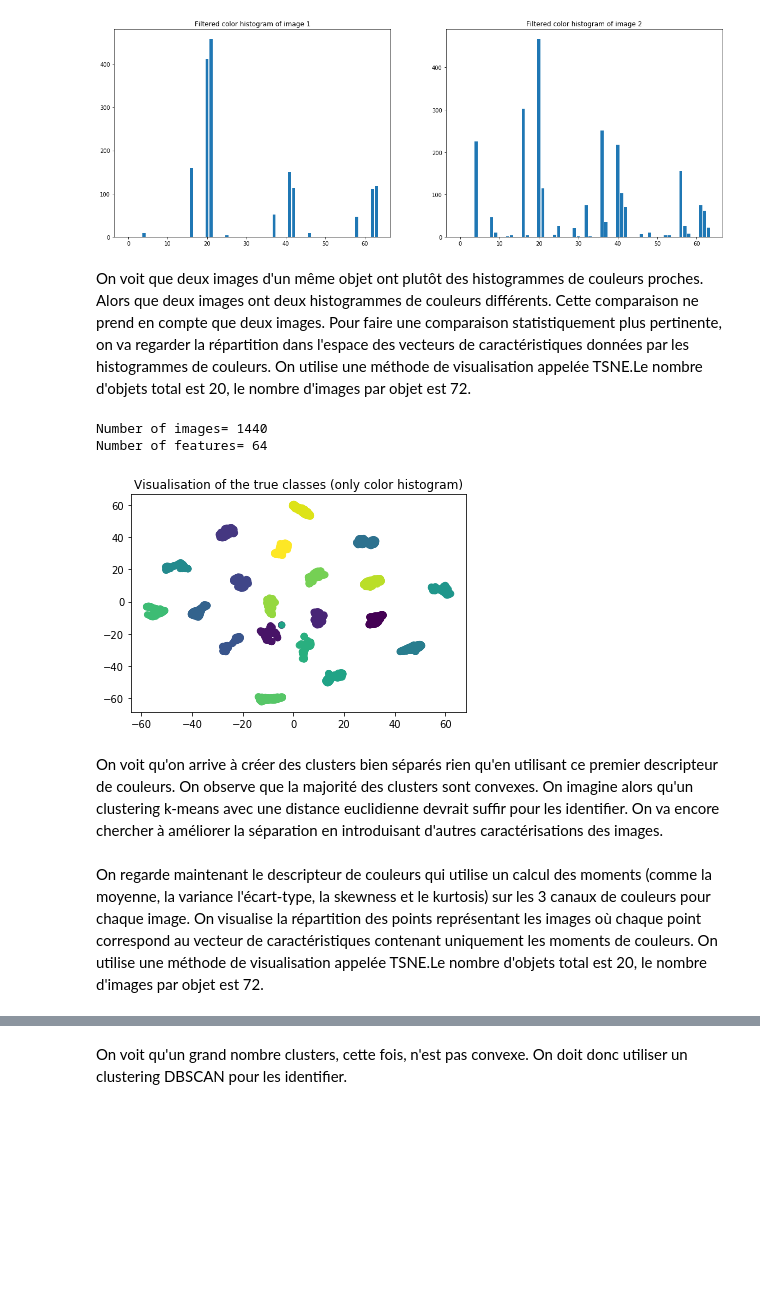
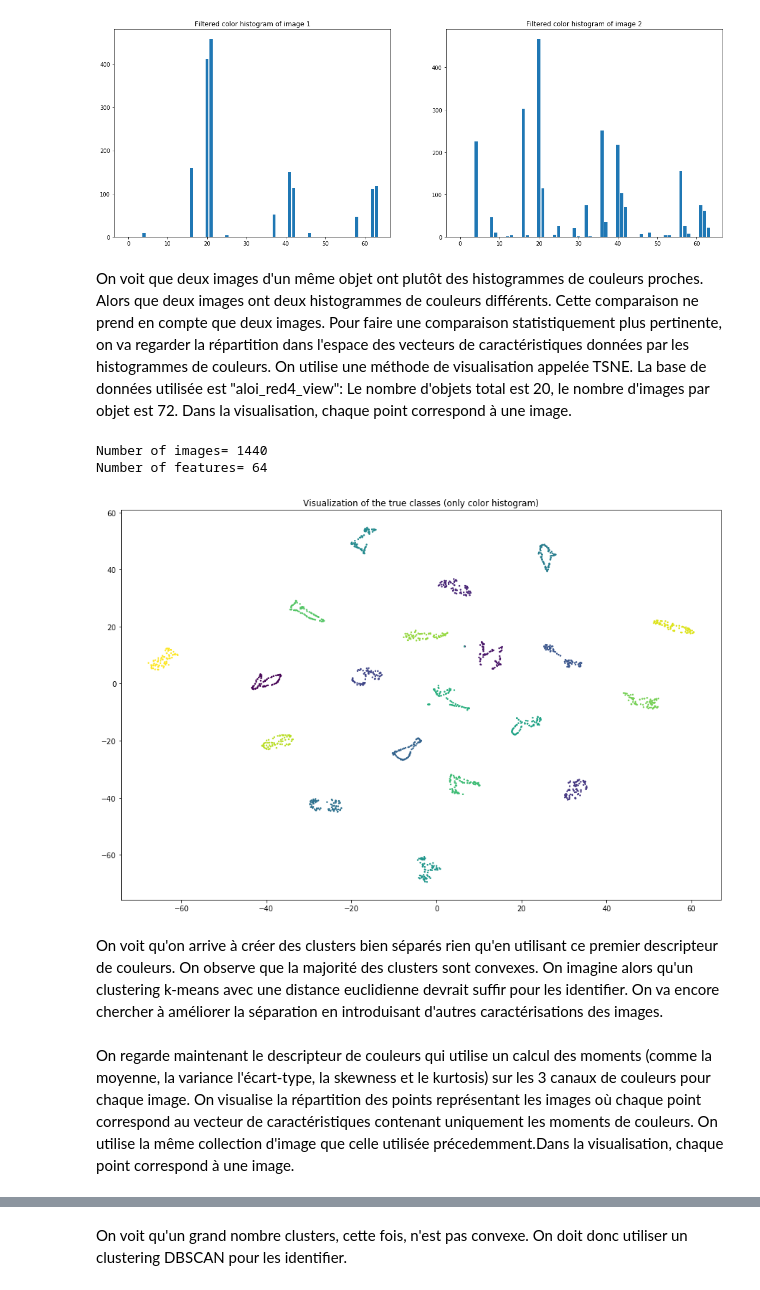
Before and after one commit to FirasAzzouz/Projet-S8, a Jupyter notebook: Descripteurs_de_couleurs.ipynb, the cells around one changed output, grey strips where cells are left out. Cells and saved outputs as stored; diff of their text form; code cells hidden in the pictures; blank space fills up the shorter version.

```diff
--- a/Descripteurs_de_couleurs.ipynb
+++ b/Descripteurs_de_couleurs.ipynb
@@ -72,7 +72,7 @@ if __name__ == '__main__':
 [figure]
 # %% [markdown]
 On voit que deux images d'un même objet ont plutôt des histogrammes de couleurs proches. Alors que deux images ont deux histogrammes de couleurs différents. Cette comparaison ne prend en compte que deux images.
-Pour faire une comparaison statistiquement plus pertinente, on va regarder la répartition dans l'espace des vecteurs de caractéristiques données par les histogrammes de couleurs. On utilise une méthode de visualisation appelée TSNE.Le nombre d'objets total est 20, le nombre d'images par objet est 72.
+Pour faire une comparaison statistiquement plus pertinente, on va regarder la répartition dans l'espace des vecteurs de caractéristiques données par les histogrammes de couleurs. On utilise une méthode de visualisation appelée TSNE. La base de données utilisée est "aloi_red4_view": Le nombre d'objets total est 20, le nombre d'images par objet est 72. Dans la visualisation, chaque point correspond à une image.
 # %%
 import numpy as np
 import matplotlib.pyplot as plt
@@ -87,7 +87,6 @@ if __name__ == '__main__':
     n1=1 # First image (included)
     n2=21 # Last image (excluded)
     n_img=72 # number of images per object
-    n_clusters_=n2-n1 # number of objects
     color_space='hsv'
     bins=[4,4,4]
 
@@ -98,42 +97,42 @@ if __name__ == '__main__':
     classes_true=np.array(classes_true)
 
 #     First, we regroup the images features in a single 2D-Array where each line is the feature vector of the image
     X_all=[]
     for i in range(n_img*(n2-n1)):
         X_all.append([])
     for i in range(n2-n1):
         for j in range(n_img):
             X=read_image_2(i+n1,j)
             # ********************Color_histogram_features***********************
             hist= color_histogram(X,color_space,bins)
             # hist=histogram_filter(hist)
             # hist=histogram_normalization(hist)
             X_all[n_img*i+j]=X_all[n_img*i+j]+[hist]
             X_all[n_img*i+j]=np.concatenate(X_all[n_img*i+j])
 
     X_all=np.array(X_all).astype(float)
     print("Number of images= "+ str(X_all.shape[0]))
     print("Number of features= "+ str(X_all.shape[1]))
     print("\n")
 
 
-    # *********************Visualisation**********************
+    # *********************Visualization**********************
 
     X_norm = StandardScaler().fit_transform(X_all)
     X_embedded = TSNE(n_components=2).fit_transform(X_norm)
 
-    plt.figure()
-    plt.scatter(X_embedded[:,0],X_embedded[:,1],c=classes_true)
-    plt.title("Visualisation of the true classes (only color histogram)")
+    plt.figure(figsize=(15,10))
+    plt.scatter(X_embedded[:,0],X_embedded[:,1],c=classes_true,s=2)
+    plt.title("Visualization of the true classes (only color histogram)")
     plt.show()
 # %% [output]
 Number of images= 1440
 Number of features= 64
-[figure, old version]
+[figure, new version]
 # %% [markdown]
 On voit qu'on arrive à créer des clusters bien séparés rien qu'en utilisant ce premier descripteur de couleurs. On observe que la majorité des clusters sont convexes. On imagine alors qu'un clustering k-means avec une distance euclidienne devrait suffir pour les identifier. On va encore chercher à améliorer la séparation en introduisant d'autres caractérisations des images.
 # %% [markdown]
-On regarde maintenant le descripteur de couleurs qui utilise un calcul des moments (comme la moyenne, la variance l'écart-type, la skewness et le kurtosis) sur les 3 canaux de couleurs pour chaque image. On visualise la répartition des points représentant les images où chaque point correspond au vecteur de caractéristiques contenant uniquement les moments de couleurs. On utilise une méthode de visualisation appelée TSNE.Le nombre d'objets total est 20, le nombre d'images par objet est 72.
+On regarde maintenant le descripteur de couleurs qui utilise un calcul des moments (comme la moyenne, la variance l'écart-type, la skewness et le kurtosis) sur les 3 canaux de couleurs pour chaque image. On visualise la répartition des points représentant les images où chaque point correspond au vecteur de caractéristiques contenant uniquement les moments de couleurs. On utilise la même collection d'image que celle utilisée précedemment.Dans la visualisation, chaque point correspond à une image.
 # %%
 import numpy as np
 import matplotlib.pyplot as plt
```
Also changed, not shown: parts of 4 cells of this notebook.
